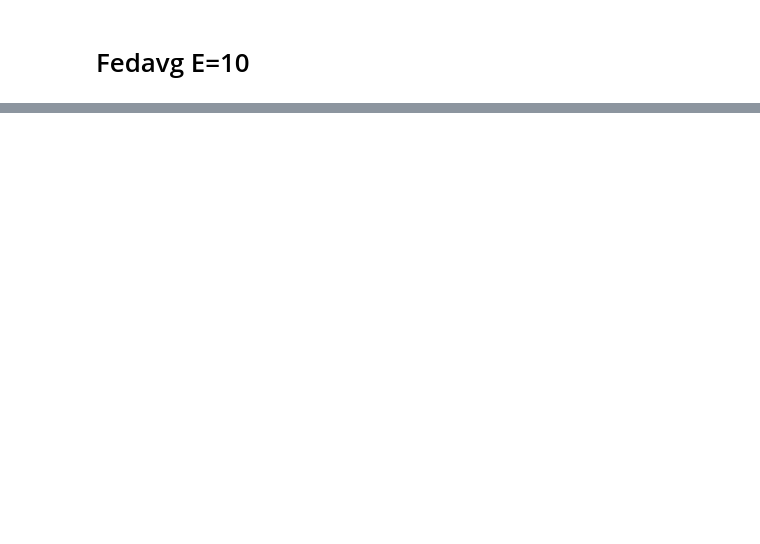
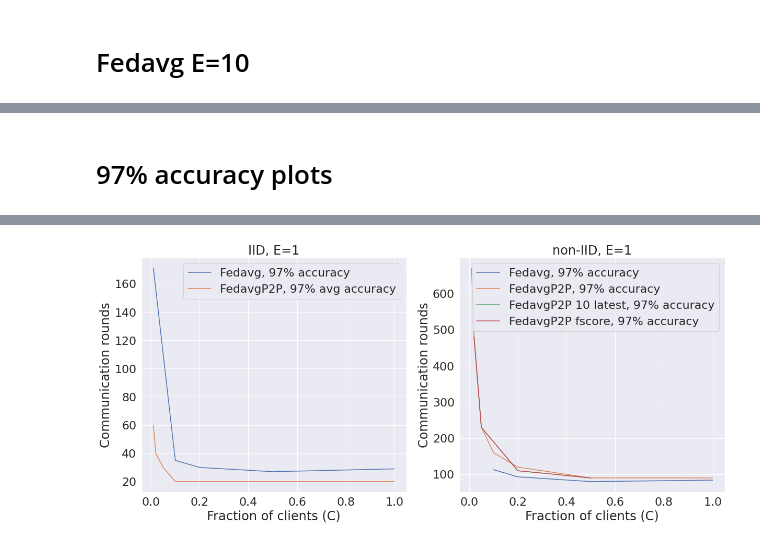
Before and after one commit to dylanmaenpaa/thesis, a Jupyter notebook: plots_thesis.ipynb, the cells around one changed output, grey strips where cells are left out. Drawn from its saved outputs; the diff is of its cells as text; code cells hidden in the pictures; blank space fills up the shorter version.

```diff
--- a/plots_thesis.ipynb
+++ b/plots_thesis.ipynb
@@ -219,0 +575,76 @@ No handles with labels found to put in legend.
+# %% [markdown]
+# 97% accuracy plots
+# %%
+import numpy as np
+import pandas as pd
+import matplotlib.pyplot as plt
+import seaborn as sns
+import pickle
+import math
+#sns.set_theme(style="darkgrid")
+sns.set_theme(style="darkgrid")
+sns.set(rc={'figure.figsize':(20,8.27)})
+sns.set(font_scale=2)
+dfs = []
+
+reach_threshhold = get_metrics_fedavg(1, 200, True)
+print(reach_threshhold)
+fig, ax = plt.subplots(1,2)
+df = pd.DataFrame(reach_threshhold)
+df = df.assign(Alg="Fedavg, 97% accuracy")
+dfs.append(df)
+
+
+reach_threshhold = get_metrics_p2p(5, 200, True)
+print(reach_threshhold)
+df = pd.DataFrame(reach_threshhold)
+df = df.assign(Alg="FedavgP2P, 97% avg accuracy")
+dfs.append(df)
+concatenated = pd.concat(dfs)
+graph = sns.lineplot(x="C", y="comm_round", hue="Alg", data=concatenated, ax=ax[0])
+# Remove legend
+handles, labels = graph.get_legend_handles_labels()
+graph.legend(handles=handles[:], labels=labels[:])
+graph.set_title("IID, E=1")
+graph.set_ylabel('Communication rounds')
+graph.set_xlabel('Fraction of clients (C)')
+
+dfs = []
+
+reach_threshhold = get_metrics_fedavg(5, 1000, False)
+print(reach_threshhold)
+df = pd.DataFrame(reach_threshhold)
+df = df.assign(Alg="Fedavg, 97% accuracy")
+dfs.append(df)
+
+
+reach_threshhold = get_metrics_p2p(5, 1000, False)
+print(reach_threshhold)
+df = pd.DataFrame(reach_threshhold)
+df = df.assign(Alg="FedavgP2P, 97% accuracy")
+dfs.append(df)
+concatenated = pd.concat(dfs)
+
+reach_threshhold = get_metrics_p2p_heur(5, 1000, False)
+print(reach_threshhold)
+df = pd.DataFrame(reach_threshhold)
+df = df.assign(Alg="FedavgP2P 10 latest, 97% accuracy")
+dfs.append(df)
+concatenated = pd.concat(dfs)
+
+reach_threshhold = get_metrics_p2p_heur(5, 1000, False)
+print(reach_threshhold)
+df = pd.DataFrame(reach_threshhold)
+df = df.assign(Alg="FedavgP2P fscore, 97% accuracy")
+dfs.append(df)
+concatenated = pd.concat(dfs)
+
+graph = sns.lineplot(x="C", y="comm_round", hue="Alg", data=concatenated, ax=ax[1])# Remove legend
+handles, labels = graph.get_legend_handles_labels()
+graph.legend(handles=handles[:], labels=labels[:])
+graph.set_title("non-IID, E=1")
+graph.set_ylabel('Communication rounds')
+graph.set_xlabel('Fraction of clients (C)')
+
+fig.savefig("CommroundsC.png")
+# %% [output]
@@ -219,0 +657 @@ No handles with labels found to put in legend.
+[figure, added]
```
Also changed, not shown: parts of 28 cells of this notebook, 5 other files.
